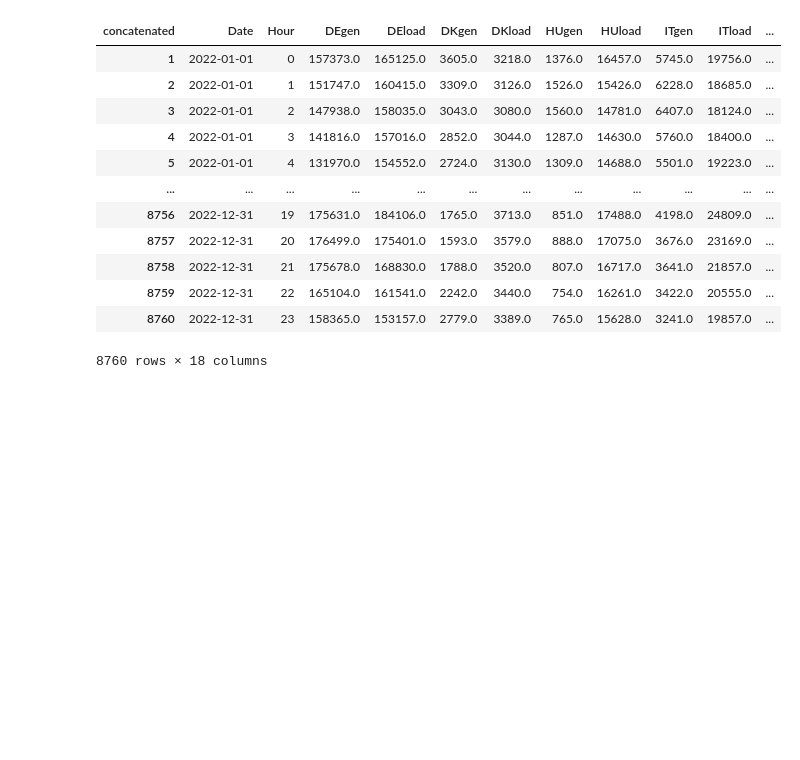
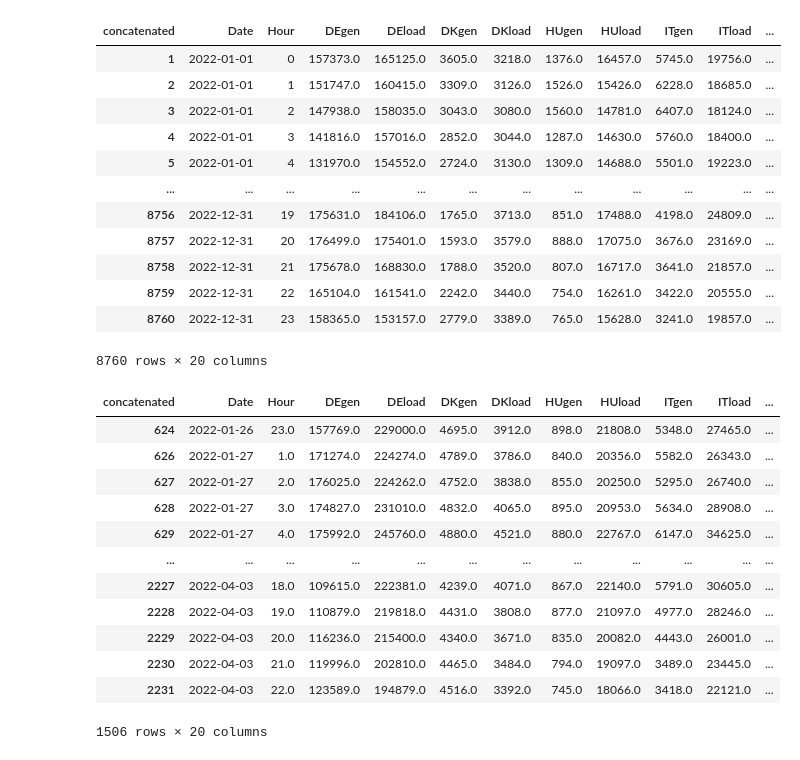
Before and after one commit to arturofredes/SchneiderHackathon_UBEcoFriends, a Jupyter notebook: src/prueba_arturo.ipynb, the cells around one changed output. Cells and saved outputs as stored; diff of their text form; code cells hidden in the pictures; blank space fills up the shorter version.

```diff
--- a/src/prueba_arturo.ipynb
+++ b/src/prueba_arturo.ipynb
@@ -181,9 +182,9 @@ import numpy as np
 pivot.replace(0, np.nan, inplace=True)
 
 # Drop rows where all elements are NaN
-pivot.dropna(how='all', inplace=True)
+pivot=pivot.dropna()
 # %%
-#pivot=pivot.reset_index()
+pivot=pivot.reset_index()
 pivot['Date'] = pd.to_datetime(pivot['Date'])
 pivot = pivot[pivot['Date'].dt.year == 2022]
 pivot
@@ -200,4 +201,20 @@ pivot
 | 8758 | 2022-12-31 | 21 | 175678.0 | 168830.0 | 1788.0 | 3520.0 | 807.0 | 16717.0 | 3641.0 | 21857.0 | ... |
 | 8759 | 2022-12-31 | 22 | 165104.0 | 161541.0 | 2242.0 | 3440.0 | 754.0 | 16261.0 | 3422.0 | 20555.0 | ... |
 | 8760 | 2022-12-31 | 23 | 158365.0 | 153157.0 | 2779.0 | 3389.0 | 765.0 | 15628.0 | 3241.0 | 19857.0 | ... |
-8760 rows × 18 columns
+8760 rows × 20 columns
+# %%
+pivot.dropna()
+# %% [output]
+| concatenated | Date | Hour | DEgen | DEload | DKgen | DKload | HUgen | HUload | ITgen | ITload | ... |
+| 624 | 2022-01-26 | 23.0 | 157769.0 | 229000.0 | 4695.0 | 3912.0 | 898.0 | 21808.0 | 5348.0 | 27465.0 | ... |
+| 626 | 2022-01-27 | 1.0 | 171274.0 | 224274.0 | 4789.0 | 3786.0 | 840.0 | 20356.0 | 5582.0 | 26343.0 | ... |
+| 627 | 2022-01-27 | 2.0 | 176025.0 | 224262.0 | 4752.0 | 3838.0 | 855.0 | 20250.0 | 5295.0 | 26740.0 | ... |
+| 628 | 2022-01-27 | 3.0 | 174827.0 | 231010.0 | 4832.0 | 4065.0 | 895.0 | 20953.0 | 5634.0 | 28908.0 | ... |
+| 629 | 2022-01-27 | 4.0 | 175992.0 | 245760.0 | 4880.0 | 4521.0 | 880.0 | 22767.0 | 6147.0 | 34625.0 | ... |
+| ... | ... | ... | ... | ... | ... | ... | ... | ... | ... | ... | ... |
+| 2227 | 2022-04-03 | 18.0 | 109615.0 | 222381.0 | 4239.0 | 4071.0 | 867.0 | 22140.0 | 5791.0 | 30605.0 | ... |
+| 2228 | 2022-04-03 | 19.0 | 110879.0 | 219818.0 | 4431.0 | 3808.0 | 877.0 | 21097.0 | 4977.0 | 28246.0 | ... |
+| 2229 | 2022-04-03 | 20.0 | 116236.0 | 215400.0 | 4340.0 | 3671.0 | 835.0 | 20082.0 | 4443.0 | 26001.0 | ... |
+| 2230 | 2022-04-03 | 21.0 | 119996.0 | 202810.0 | 4465.0 | 3484.0 | 794.0 | 19097.0 | 3489.0 | 23445.0 | ... |
+| 2231 | 2022-04-03 | 22.0 | 123589.0 | 194879.0 | 4516.0 | 3392.0 | 745.0 | 18066.0 | 3418.0 | 22121.0 | ... |
+1506 rows × 20 columns
```
Also changed, not shown: parts of 7 cells of this notebook, 2 other files.
